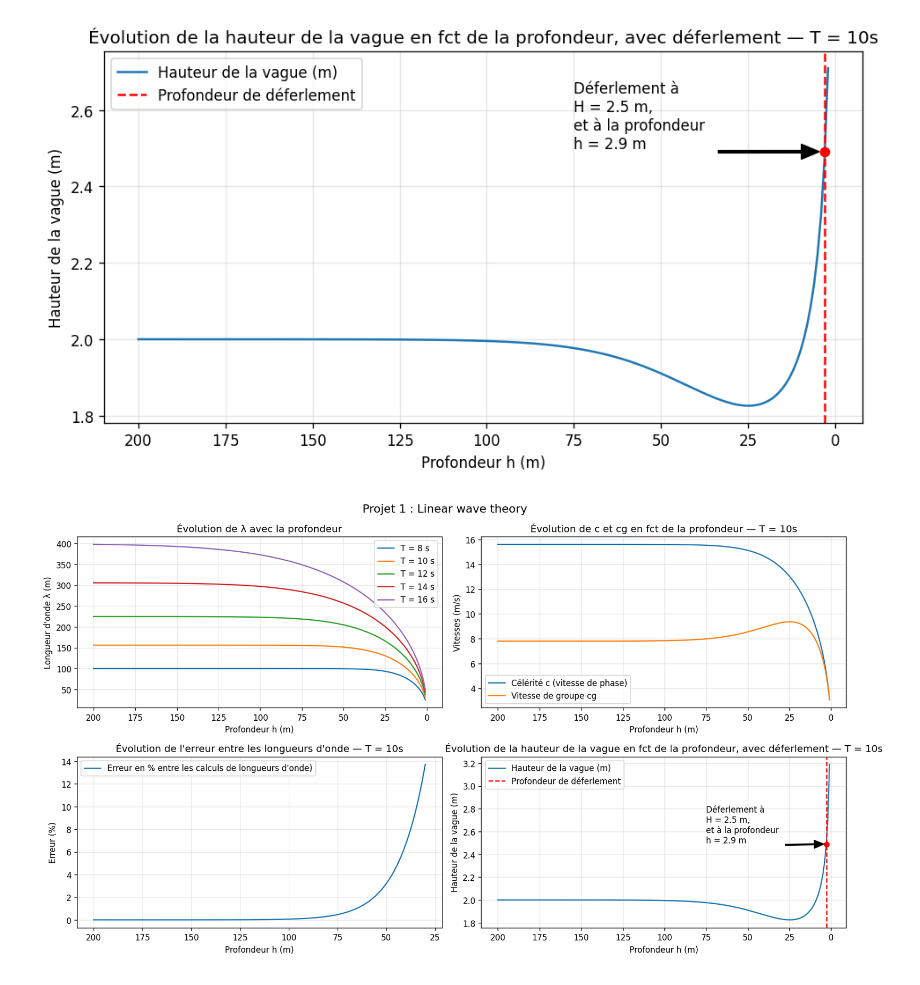
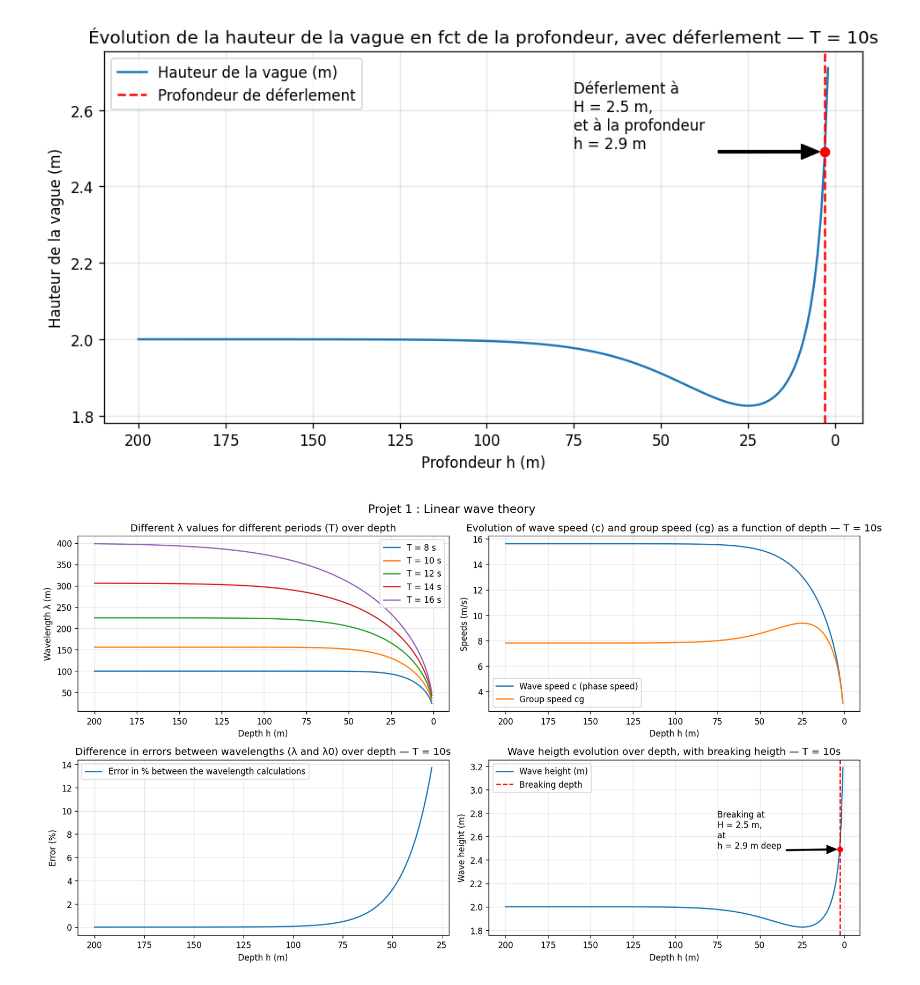
Before and after one commit to Kerhascoet/wave_project, a Jupyter notebook: notebooks/01_dispersion.ipynb.ipynb, the cells around one changed output. Saved outputs shown, nothing was run; the diff lists cells and outputs as text; code cells hidden in the pictures.

```diff
--- a/notebooks/01_dispersion.ipynb.ipynb
+++ b/notebooks/01_dispersion.ipynb.ipynb
@@ -44,6 +44,7 @@ def dispersion_eq(k, T, h):
     return omega**2 - g * k * np.tanh(k * h)
 
 def solve_k(T, h):
+
     omega = 2 * np.pi / T
     k0 = omega**2 / g  # approximation eau profonde
 
@@ -58,12 +59,15 @@ def solve_k(T, h):
 
 def wave_properties(T, h):
     """Calcule toutes les grandeurs à partir de T et h."""
+
     k     = solve_k(T, h)
     omega = 2 * np.pi / T
     lam   = 2 * np.pi / k
+
     c     = omega / k
     n     = 0.5 * (1 + (2*k*h) / np.sinh(2*k*h))   # éta le coeff de célérité de groupe
     cg    = n * c
+
     kh    = k * h   # kh pour déterminer le régime
 
     if   kh > np.pi:       regime = "eau profonde    (kh > π)"
@@ -88,7 +92,7 @@ def wave_power(T, h, H):
 
 
 # --- TEST ---
-p = wave_properties(T=10, h=30)
+p = wave_properties(T=10, h=120)
 for i, j in p.items():
     print(f"{i:8s} = {j}")
 
@@ -188,8 +192,8 @@ plt.show()
 # %% [output]
 [figure]
 # %%
-periodes_example = [8, 12, 16]
-depths_example   = [10, 20, 50, 100, 150, 200]
+periodes_example = [8, 12, 16, 18]
+depths_example   = [10, 20, 50, 100, 150, 200, 250, 300]
 
 rows = []
 for T in periodes_example:
@@ -235,9 +237,10 @@ print(df.to_string(index=False))
 # Ainsi en profondeur de référence pour une "eau profonde" on choisit 200m.
 
 def shoaling_coeff(T, h):
-    h_p = 250  # eau profonde
+
     cg_h = wave_properties(T, h)['cg']
-    cg_p = wave_properties(T, h_p)['cg']
+    cg_p = (g * T)/(4 * np.pi)
+
     return np.sqrt(cg_p / cg_h)
 # %%
 T = 10
@@ -276,8 +279,9 @@ def breaking_depth(T, H0):
 
         Ks = shoaling_coeff(T,h)
         H = H0 * Ks
-        kh = wave_properties(T, h)['kh']
-        lam = wave_properties(T, h)['lam']
+        p = wave_properties(T, h)
+        kh = p['kh']
+        lam = p['lam']
 
         return H - 0.142 * np.tanh(kh) * lam
 
@@ -338,9 +342,9 @@ for T in periodes:
     ax.plot(depths, lambdas, label=f'T = {T} s')
 
 ax.invert_xaxis()
-ax.set_xlabel('Profondeur h (m)')
-ax.set_ylabel('Longueur d\'onde λ (m)')
-ax.set_title('Évolution de λ avec la profondeur')
+ax.set_xlabel('Depth h (m)')
+ax.set_ylabel('Wavelength λ (m)')
+ax.set_title('Different λ values for different periods (T) over depth')
 ax.legend()
 
 # Graph 2 — en haut à droite
@@ -351,13 +355,13 @@ depths = np.linspace(1, 200, 200)
 c = [wave_properties(T, h)['c'] for h in depths]
 cg = [wave_properties(T, h)['cg'] for h in depths]
 
-ax.plot(depths, c,  label='Célérité c (vitesse de phase)')
-ax.plot(depths, cg, label='Vitesse de groupe cg')
+ax.plot(depths, c,  label='Wave speed c (phase speed)')
+ax.plot(depths, cg, label='Group speed cg')
 
 ax.invert_xaxis()
-ax.set_xlabel('Profondeur h (m)')
-ax.set_ylabel('Vitesses (m/s)')
-ax.set_title('Évolution de c et cg en fct de la profondeur — T = 10s')
+ax.set_xlabel('Depth h (m)')
+ax.set_ylabel('Speeds (m/s)')
+ax.set_title('Evolution of wave speed (c) and group speed (cg) as a function of depth — T = 10s')
 ax.legend()
 
 # Graph 3 - en bas à gauche
@@ -368,42 +372,42 @@ depths = np.linspace(30, 200, 200)
 Lambdas = [wave_properties(T, h)['lam'] for h in depths]
 Lambda_0 = g * T**2 / (2 * np.pi)
 
 Erreur = [abs(Lambdas[i] - Lambda_0)/Lambdas[i] * 100 for i in range (len(Lambdas))]
 
-ax.plot(depths, Erreur,  label='Erreur en % entre les calculs de longueurs d\'onde)')
+ax.plot(depths, Erreur,  label='Error in % between the wavelength calculations')
 
 ax.invert_xaxis()
-ax.set_xlabel('Profondeur h (m)')
-ax.set_ylabel('Erreur (%)')
-ax.set_title('Évolution de l\'erreur entre les longueurs d\'onde — T = 10s')
+ax.set_xlabel('Depth h (m)')
+ax.set_ylabel('Error (%)')
+ax.set_title('Difference in errors between wavelengths (λ and λ0) over depth — T = 10s')
 ax.legend()
 
 # Graph 4 — en bas à droite
 ax = axes[1, 1]
 T = 10
 depths = np.linspace(1, 200, 200)
 
 Ks = [shoaling_coeff(T,h) for h in depths]
 
 H0 = 2
 H = [H0 * Ks[i] for i in range(len(Ks))]
 h_d = breaking_depth(T, H0)
 H_d = H0 * shoaling_coeff(T, h_d)
 
-ax.plot(depths, H,  label='Hauteur de la vague (m)')
+ax.plot(depths, H,  label='Wave height (m)')
 ax.plot(h_d, H_d, 'ro')
 
-ax.annotate(f'Déferlement à \nH = {H_d:.1f} m, \net à la profondeur \nh = {h_d:.1f} m', xy=(h_d, H_d), xytext=(75, 2.5), arrowprops=dict(facecolor='black', shrink=0.05, width = 1.5, headwidth = 10))
+ax.annotate(f'Breaking at \nH = {H_d:.1f} m, \nat \nh = {h_d:.1f} m deep', xy=(h_d, H_d), xytext=(75, 2.5), arrowprops=dict(facecolor='black', shrink=0.05, width = 1.5, headwidth = 10))
 ax.invert_xaxis()
-ax.axvline(x=h_d, color='red', linestyle='--', label='Profondeur de déferlement')
-ax.set_xlabel('Profondeur h (m)')
-ax.set_ylabel('Hauteur de la vague (m)')
-ax.set_title('Évolution de la hauteur de la vague en fct de la profondeur, avec déferlement — T = 10s')
+ax.axvline(x=h_d, color='red', linestyle='--', label='Breaking depth')
+ax.set_xlabel('Depth h (m)')
+ax.set_ylabel('Wave height (m)')
+ax.set_title('Wave heigth evolution over depth, with breaking heigth — T = 10s')
 ax.legend()
 
 plt.tight_layout()
 os.makedirs('figures', exist_ok=True)
-plt.savefig('figures/dashboard_projet1.png', dpi=150)
+plt.savefig('../figures/dashboard_projet1.png', dpi=150)
 plt.show()
 # %% [output]
-[figure, old version]
+[figure, new version]
```
Also changed, not shown: parts of 2 cells of this notebook, 8 other files.
